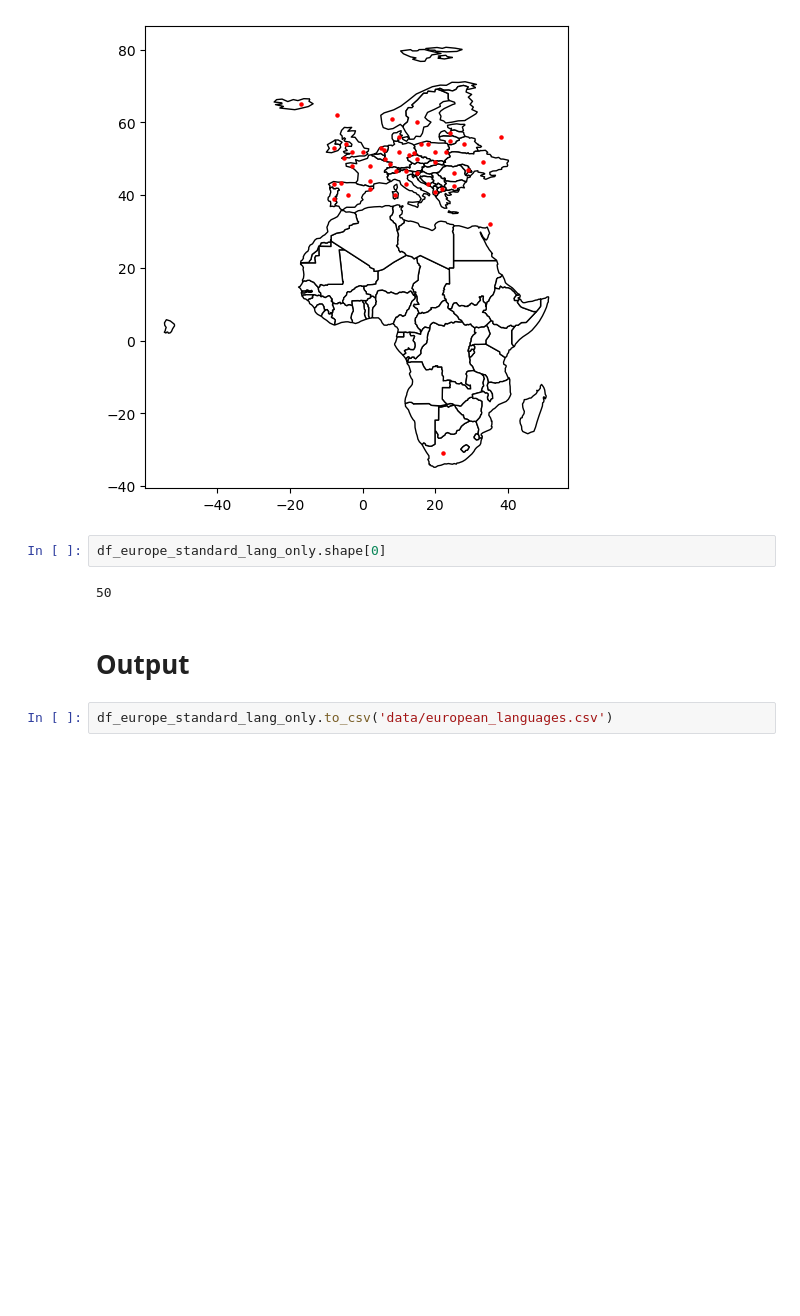
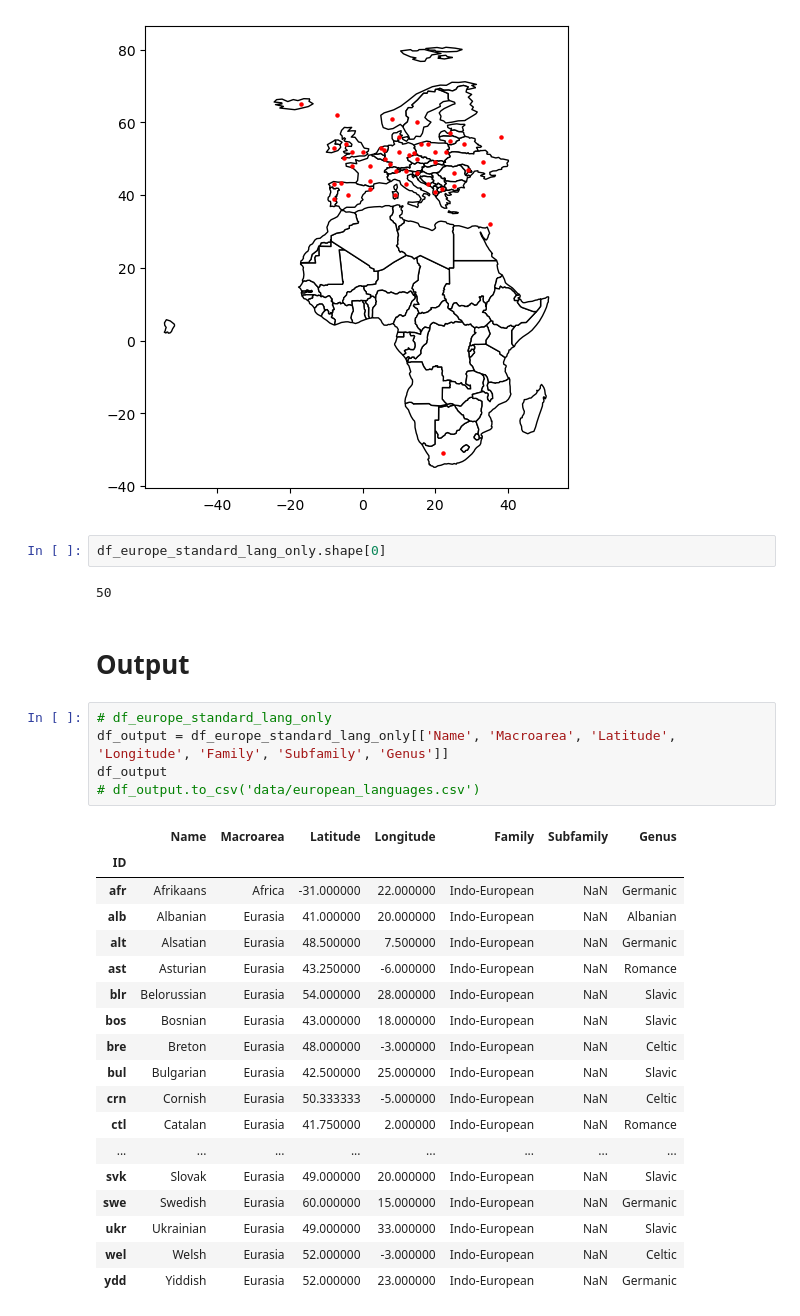
Before and after one commit to StefMiya/TL_Team5, a Jupyter notebook: languages.ipynb, the cells around one changed output. Saved outputs shown, nothing was run; the diff lists cells and outputs as text; blank space fills up the shorter version.

```diff
--- a/languages.ipynb
+++ b/languages.ipynb
@@ -66,5 +66,27 @@ df_europe_standard_lang_only.shape[0]
 50
 # %% [markdown]
 # Output
-# %%
-df_europe_standard_lang_only.to_csv('data/european_languages.csv')
+# %%
+# df_europe_standard_lang_only
+df_output = df_europe_standard_lang_only[['Name', 'Macroarea', 'Latitude', 'Longitude', 'Family', 'Subfamily', 'Genus']]
+df_output
+# df_output.to_csv('data/european_languages.csv')
+# %% [output]
+|  | Name | Macroarea | Latitude | Longitude | Family | Subfamily | Genus |
+| ID |  |  |  |  |  |  |  |
+| afr | Afrikaans | Africa | -31.000000 | 22.000000 | Indo-European | NaN | Germanic |
+| alb | Albanian | Eurasia | 41.000000 | 20.000000 | Indo-European | NaN | Albanian |
+| alt | Alsatian | Eurasia | 48.500000 | 7.500000 | Indo-European | NaN | Germanic |
+| ast | Asturian | Eurasia | 43.250000 | -6.000000 | Indo-European | NaN | Romance |
+| blr | Belorussian | Eurasia | 54.000000 | 28.000000 | Indo-European | NaN | Slavic |
+| bos | Bosnian | Eurasia | 43.000000 | 18.000000 | Indo-European | NaN | Slavic |
+| bre | Breton | Eurasia | 48.000000 | -3.000000 | Indo-European | NaN | Celtic |
+| bul | Bulgarian | Eurasia | 42.500000 | 25.000000 | Indo-European | NaN | Slavic |
+| crn | Cornish | Eurasia | 50.333333 | -5.000000 | Indo-European | NaN | Celtic |
+| ctl | Catalan | Eurasia | 41.750000 | 2.000000 | Indo-European | NaN | Romance |
+| ... | ... | ... | ... | ... | ... | ... | ... |
+| svk | Slovak | Eurasia | 49.000000 | 20.000000 | Indo-European | NaN | Slavic |
+| swe | Swedish | Eurasia | 60.000000 | 15.000000 | Indo-European | NaN | Germanic |
+| ukr | Ukrainian | Eurasia | 49.000000 | 33.000000 | Indo-European | NaN | Slavic |
+| wel | Welsh | Eurasia | 52.000000 | -3.000000 | Indo-European | NaN | Celtic |
+| ydd | Yiddish | Eurasia | 52.000000 | 23.000000 | Indo-European | NaN | Germanic |
```
Also changed, not shown: 1 other file.
